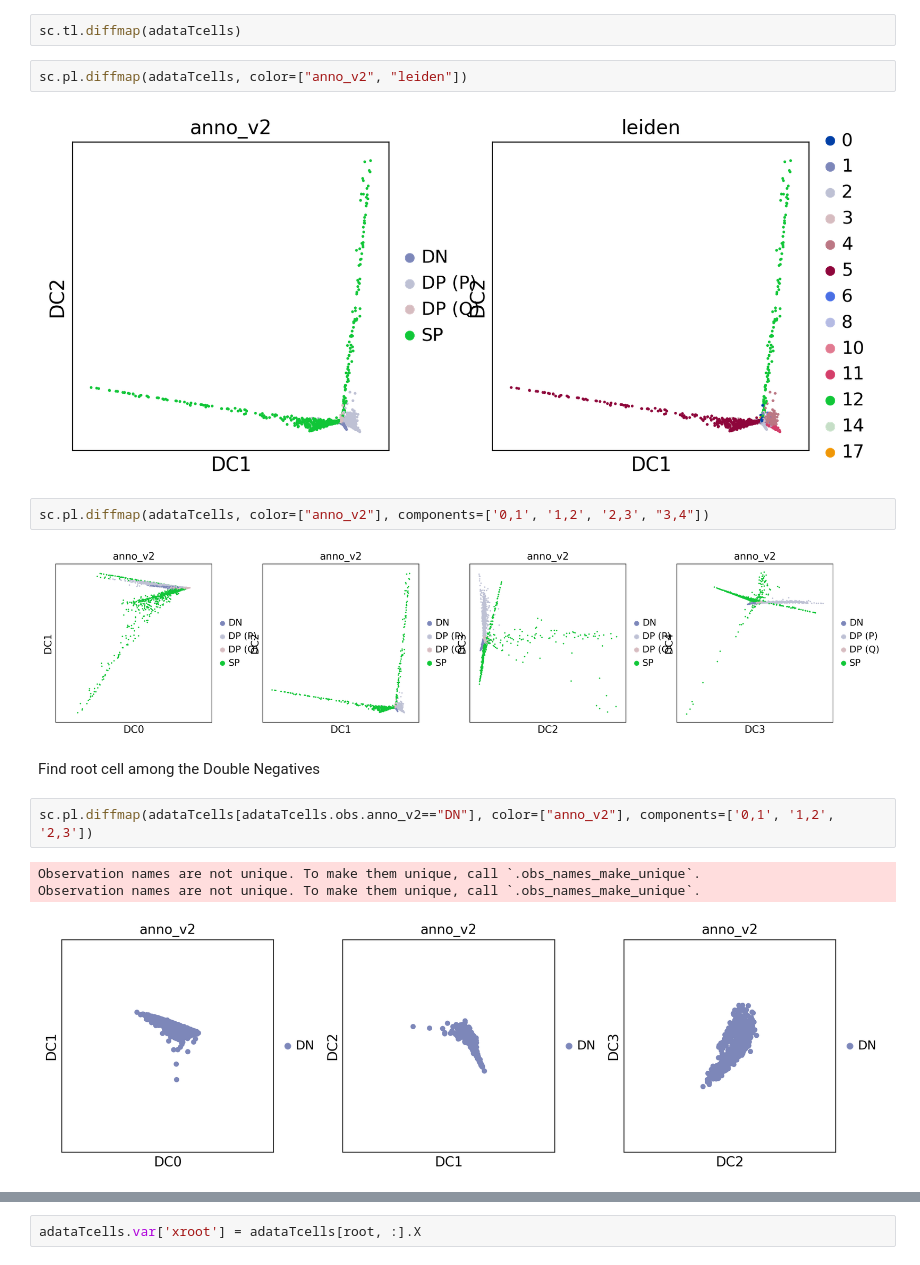
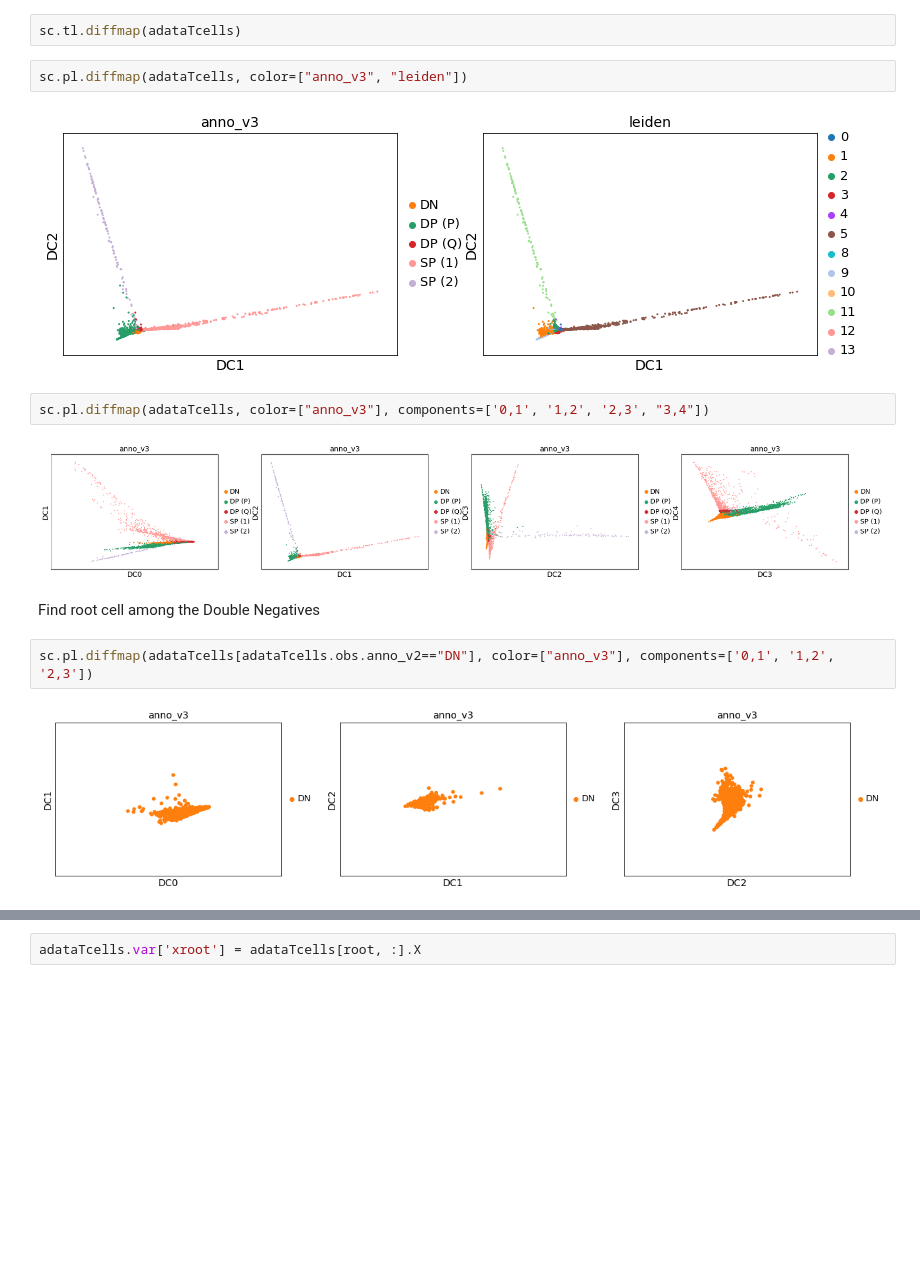
Before and after one commit to emdann/multiOmic_benchmark, a Jupyter notebook: test_methods/20191114_diffPseudotime_tcells.ipynb, the cells around one changed output, grey strips where cells are left out. Saved outputs shown, nothing was run; the diff lists cells and outputs as text; blank space fills up the shorter version.

```diff
--- a/test_methods/20191114_diffPseudotime_tcells.ipynb
+++ b/test_methods/20191114_diffPseudotime_tcells.ipynb
@@ -265,21 +275,19 @@ Run diffusion map algorithm
 # %%
 sc.tl.diffmap(adataTcells)
 # %%
-sc.pl.diffmap(adataTcells, color=["anno_v2", "leiden"])
+sc.pl.diffmap(adataTcells, color=["anno_v3", "leiden"])
 # %% [output]
-[figure, old version]
+[figure, new version]
 # %%
-sc.pl.diffmap(adataTcells, color=["anno_v2"], components=['0,1', '1,2', '2,3', "3,4"])
+sc.pl.diffmap(adataTcells, color=["anno_v3"], components=['0,1', '1,2', '2,3', "3,4"])
 # %% [output]
-[figure, old version]
+[figure, new version]
 # %% [markdown]
 Find root cell among the Double Negatives
 # %%
-sc.pl.diffmap(adataTcells[adataTcells.obs.anno_v2=="DN"], color=["anno_v2"], components=['0,1', '1,2', '2,3'])
+sc.pl.diffmap(adataTcells[adataTcells.obs.anno_v2=="DN"], color=["anno_v3"], components=['0,1', '1,2', '2,3'])
 # %% [output]
-Observation names are not unique. To make them unique, call `.obs_names_make_unique`.
-Observation names are not unique. To make them unique, call `.obs_names_make_unique`.
-[figure, old version]
+[figure, new version]
 # %%
 DN_diffmap = adataTcells[adataTcells.obs.anno_v2=="DN"].obsm["X_diffmap"]
 
```
Also changed, not shown: parts of 37 cells of this notebook, 17 other files.
